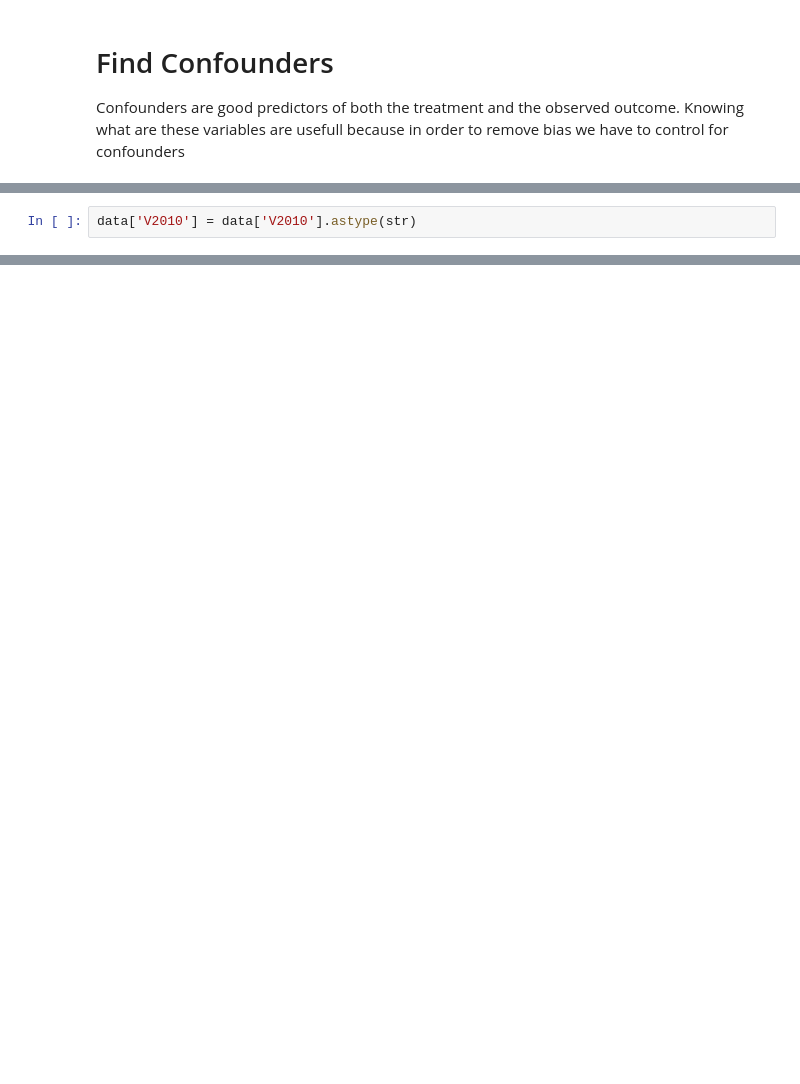
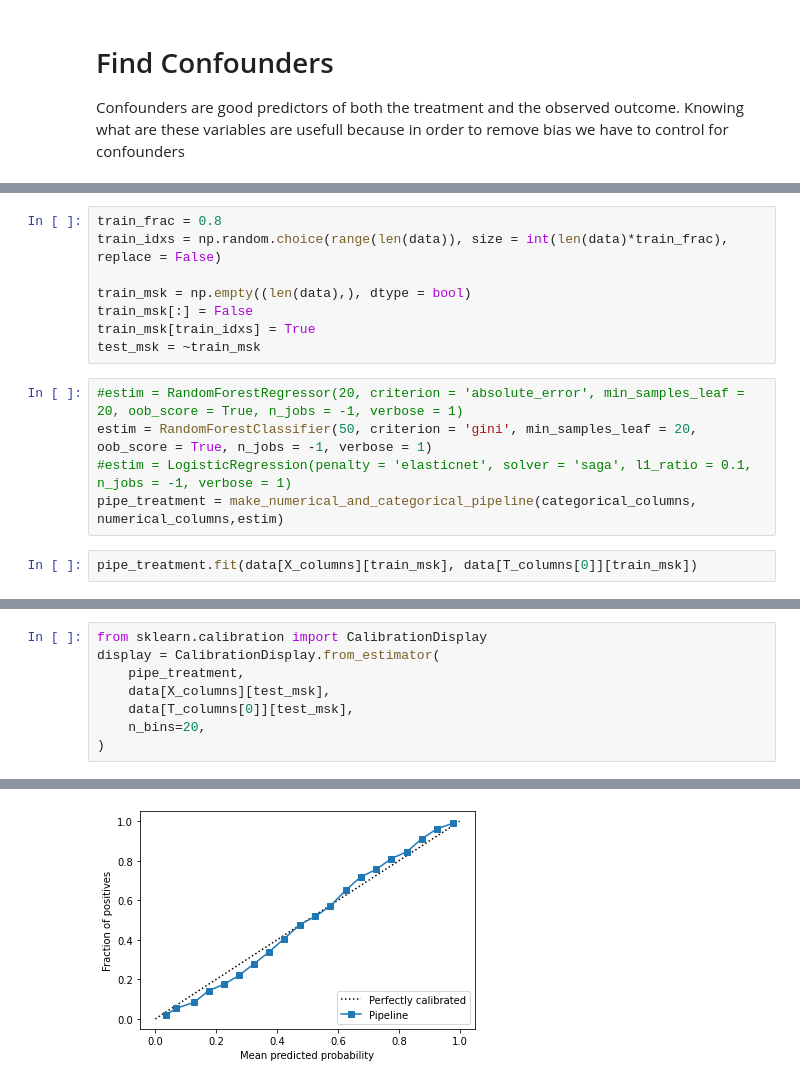
Before and after one commit to AlanGanem/MO444, a Jupyter notebook: trabalho_final/notebooks/Análise contrafactual dados IBGE.ipynb, the cells around one changed output, grey strips where cells are left out. Drawn from its saved outputs; the diff is of its cells as text; blank space fills up the shorter version.

```diff
--- a/trabalho_final/notebooks/Análise contrafactual dados IBGE.ipynb
+++ b/trabalho_final/notebooks/Análise contrafactual dados IBGE.ipynb
@@ -100,2 +228,0 @@ msk = data['V2009'].between(18,65) #idade entre 18 e 65 anos
-# %%
-data['V2010'] = data['V2010'].astype(str)
@@ -123,0 +329,15 @@ pnadc.query('V405122', 'pnadpy/input_PNADC_trimestral.txt', )
+# %%
+train_frac = 0.8
+train_idxs = np.random.choice(range(len(data)), size = int(len(data)*train_frac), replace = False)
+
+train_msk = np.empty((len(data),), dtype = bool)
+train_msk[:] = False
+train_msk[train_idxs] = True
+test_msk = ~train_msk
+# %%
+#estim = RandomForestRegressor(20, criterion = 'absolute_error', min_samples_leaf = 20, oob_score = True, n_jobs = -1, verbose = 1)
+estim = RandomForestClassifier(50, criterion = 'gini', min_samples_leaf = 20, oob_score = True, n_jobs = -1, verbose = 1)
+#estim = LogisticRegression(penalty = 'elasticnet', solver = 'saga', l1_ratio = 0.1, n_jobs = -1, verbose = 1)
+pipe_treatment = make_numerical_and_categorical_pipeline(categorical_columns, numerical_columns,estim)
+# %%
+pipe_treatment.fit(data[X_columns][train_msk], data[T_columns[0]][train_msk])
@@ -123,0 +363,9 @@ pnadc.query('V405122', 'pnadpy/input_PNADC_trimestral.txt', )
+# %%
+from sklearn.calibration import CalibrationDisplay
+display = CalibrationDisplay.from_estimator(
+    pipe_treatment,
+    data[X_columns][test_msk],
+    data[T_columns[0]][test_msk],
+    n_bins=20,
+)
+# %% [output]
@@ -123,0 +375 @@ pnadc.query('V405122', 'pnadpy/input_PNADC_trimestral.txt', )
+[figure, added]
```
Also changed, not shown: parts of 83 cells of this notebook, 4 other files.
